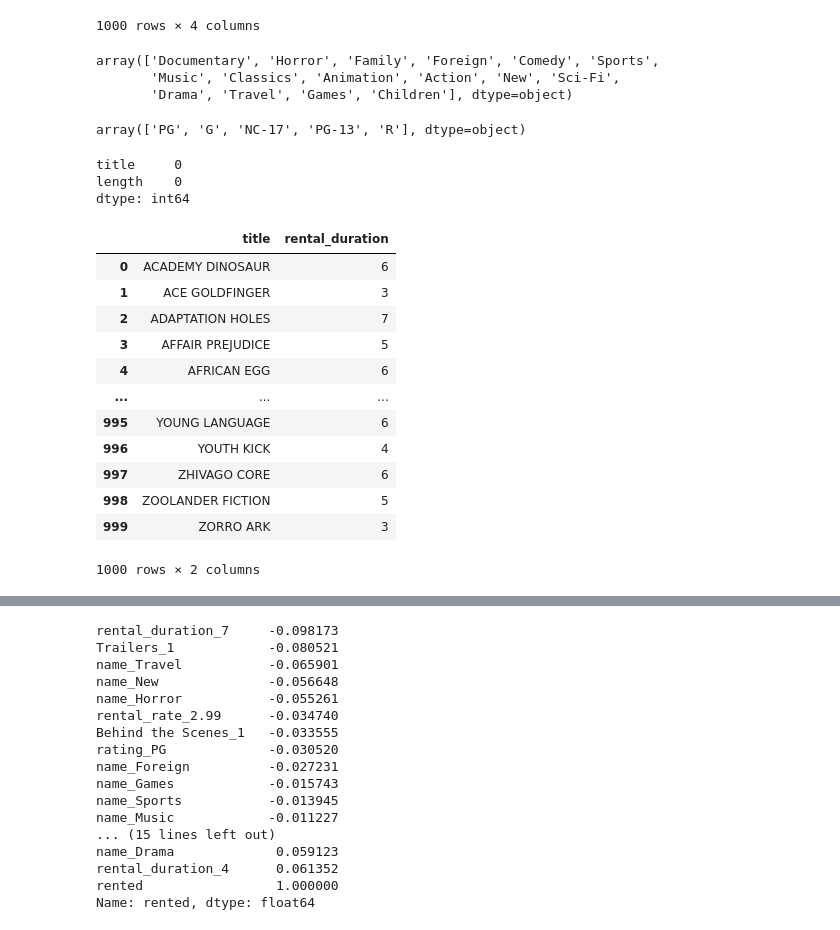
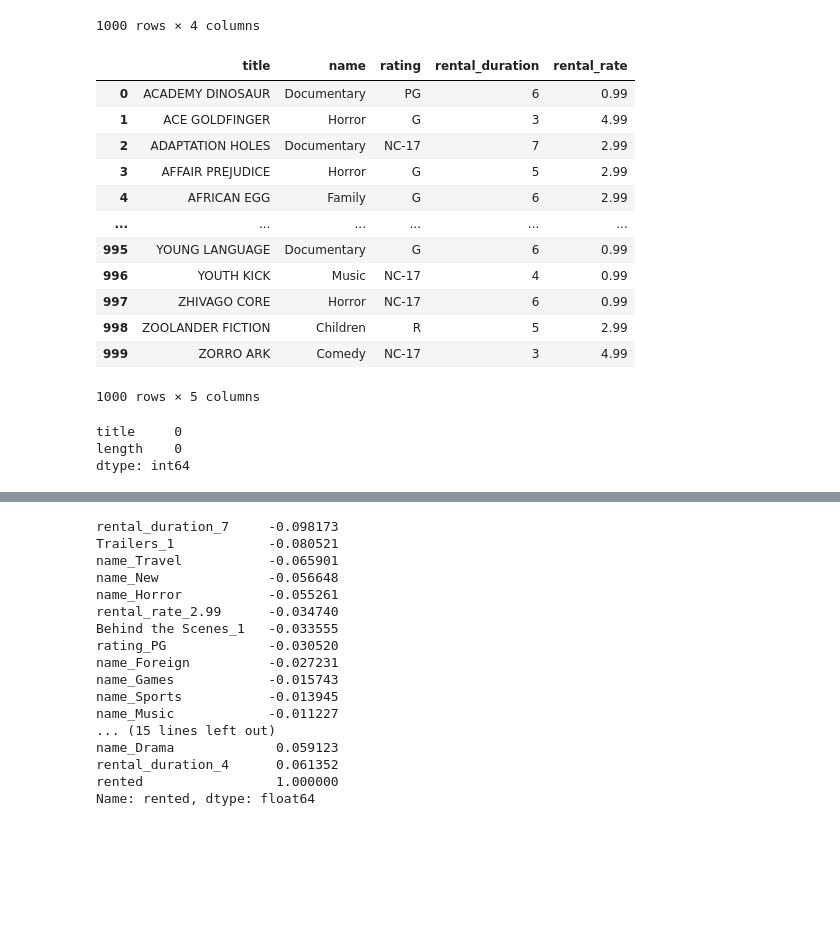
Before and after one commit to Xamweis/lab-predictions-logistic-regression, a Jupyter notebook: predictor2.ipynb, the cells around one changed output, grey strips where cells are left out. Saved outputs shown, nothing was run; the diff lists cells and outputs as text; code cells hidden in the pictures; blank space fills up the shorter version.

```diff
--- a/predictor2.ipynb
+++ b/predictor2.ipynb
@@ -96,26 +96,27 @@ film_bonus
 1000 rows × 4 columns
 # %%
 film_categories = pd.DataFrame(engine.execute('''
-SELECT f.title, c.name
+SELECT f.title, c.name, f.rating, f.rental_duration, f.rental_rate
 FROM film f
 JOIN film_category fa USING (film_id)
 JOIN category c USING (category_id)
-GROUP BY f.title, c.name
 ORDER BY f.title;
-'''))
-film_categories.name.unique()
+''')).astype(object)
+film_categories
 # %% [output]
+|  | title | name | rating | rental_duration | rental_rate |
+| 0 | ACADEMY DINOSAUR | Documentary | PG | 6 | 0.99 |
+| 1 | ACE GOLDFINGER | Horror | G | 3 | 4.99 |
+| 2 | ADAPTATION HOLES | Documentary | NC-17 | 7 | 2.99 |
+| 3 | AFFAIR PREJUDICE | Horror | G | 5 | 2.99 |
+| 4 | AFRICAN EGG | Family | G | 6 | 2.99 |
+| ... | ... | ... | ... | ... | ... |
+| 995 | YOUNG LANGUAGE | Documentary | G | 6 | 0.99 |
+| 996 | YOUTH KICK | Music | NC-17 | 4 | 0.99 |
+| 997 | ZHIVAGO CORE | Horror | NC-17 | 6 | 0.99 |
+| 998 | ZOOLANDER FICTION | Children | R | 5 | 2.99 |
+| 999 | ZORRO ARK | Comedy | NC-17 | 3 | 4.99 |
-array(['Documentary', 'Horror', 'Family', 'Foreign', 'Comedy', 'Sports',
-       'Music', 'Classics', 'Animation', 'Action', 'New', 'Sci-Fi',
-       'Drama', 'Travel', 'Games', 'Children'], dtype=object)
+1000 rows × 5 columns
-# %%
-film_ratings = pd.DataFrame(engine.execute('''
-SELECT f.title, f.rating
-FROM film f;
-'''))
-film_ratings.rating.unique()
-# %% [output]
-array(['PG', 'G', 'NC-17', 'PG-13', 'R'], dtype=object)
 # %%
 film_lens = pd.DataFrame(engine.execute('''
 SELECT f.title, f.length
@@ -126,23 +127,3 @@ film_lens.isna().sum()
 title     0
 length    0
 dtype: int64
-# %%
-film_durations = pd.DataFrame(engine.execute('''
-SELECT f.title, f.rental_duration
-FROM film f;
-''')).astype(object)
-film_durations
-# %% [output]
-|  | title | rental_duration |
-| 0 | ACADEMY DINOSAUR | 6 |
-| 1 | ACE GOLDFINGER | 3 |
-| 2 | ADAPTATION HOLES | 7 |
-| 3 | AFFAIR PREJUDICE | 5 |
-| 4 | AFRICAN EGG | 6 |
-| ... | ... | ... |
-| 995 | YOUNG LANGUAGE | 6 |
-| 996 | YOUTH KICK | 4 |
-| 997 | ZHIVAGO CORE | 6 |
-| 998 | ZOOLANDER FICTION | 5 |
-| 999 | ZORRO ARK | 3 |
-1000 rows × 2 columns
```
Also changed, not shown: parts of 7 cells of this notebook.
